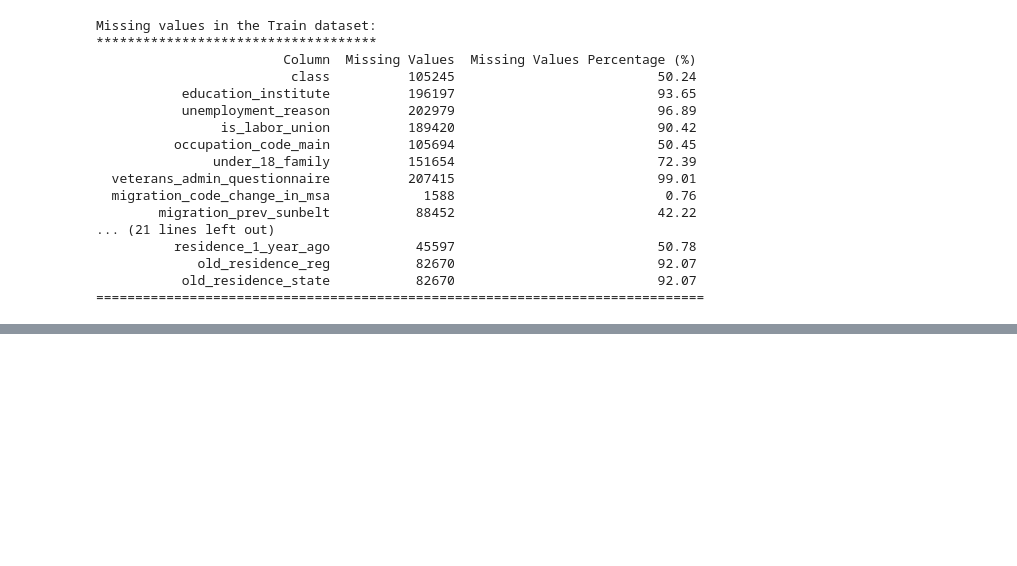
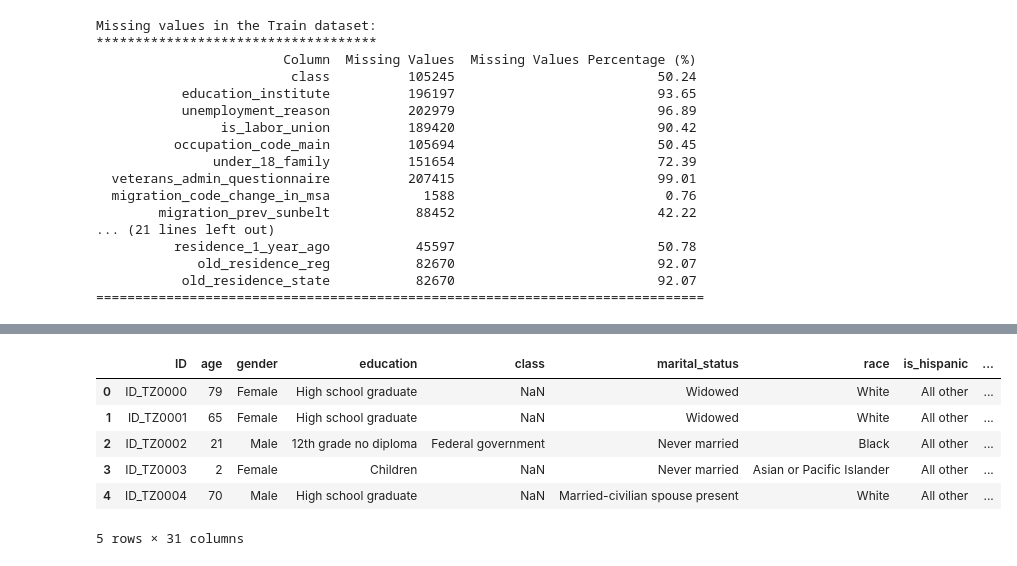
Before and after one commit to rasmodev/Income-Prediction-Challenge-For-Azubian, a Jupyter notebook: Income_Prediction.ipynb, the cells around one changed output, grey strips where cells are left out. Saved outputs shown, nothing was run; the diff lists cells and outputs as text; code cells hidden in the pictures; blank space fills up the shorter version.

```diff
--- a/Income_Prediction.ipynb
+++ b/Income_Prediction.ipynb
@@ -366,0 +506,41 @@ Unique Values: ['Below limit' 'Above limit']
+# %%
+# Define a threshold percentage for missing values
+threshold = 0.505
+
+# Create an empty list to store columns that exceed the threshold
+train_columns_to_drop = []
+test_columns_to_drop = []
+
+
+# Iterate through each column in the train dataset
+for col in train_df.columns:
+
+    # Calculate the percentage of missing values for the current column
+    missing_percentage = train_df[col].isnull().sum() / len(train_df)
+
+    # Check if the missing percentage is greater than the defined threshold
+    if missing_percentage > threshold:
+
+        # If it exceeds the threshold, add the column name to the list
+        train_columns_to_drop.append(col)
+
+
+# Iterate through each column in the test dataset
+for col in test_df.columns:
+
+    # Calculate the percentage of missing values for the current column
+    missing_percentage = test_df[col].isnull().sum() / len(test_df)
+
+    # Check if the missing percentage is greater than the defined threshold
+    if missing_percentage > threshold:
+
+        # If it exceeds the threshold, add the column name to the list
+        test_columns_to_drop.append(col)
+
+# Drop the identified columns with high missing values from both the train and test datasets
+train_df.drop(columns=train_columns_to_drop, inplace=True)
+test_df.drop(columns=test_columns_to_drop, inplace=True)
+
+print(f"Dropped columns in train: {train_columns_to_drop}")
+print()
+print(f"Dropped columns in test: {test_columns_to_drop}")
@@ -366,0 +551,10 @@ Unique Values: ['Below limit' 'Above limit']
+# %%
+train_df.head()
+# %% [output]
+|  | ID | age | gender | education | class | marital_status | race | is_hispanic | ... |
+| 0 | ID_TZ0000 | 79 | Female | High school graduate | NaN | Widowed | White | All other | ... |
+| 1 | ID_TZ0001 | 65 | Female | High school graduate | NaN | Widowed | White | All other | ... |
+| 2 | ID_TZ0002 | 21 | Male | 12th grade no diploma | Federal government | Never married | Black | All other | ... |
+| 3 | ID_TZ0003 | 2 | Female | Children | NaN | Never married | Asian or Pacific Islander | All other | ... |
+| 4 | ID_TZ0004 | 70 | Male | High school graduate | NaN | Married-civilian spouse present | White | All other | ... |
+5 rows × 31 columns
```
Also changed, not shown: parts of 15 cells of this notebook.
